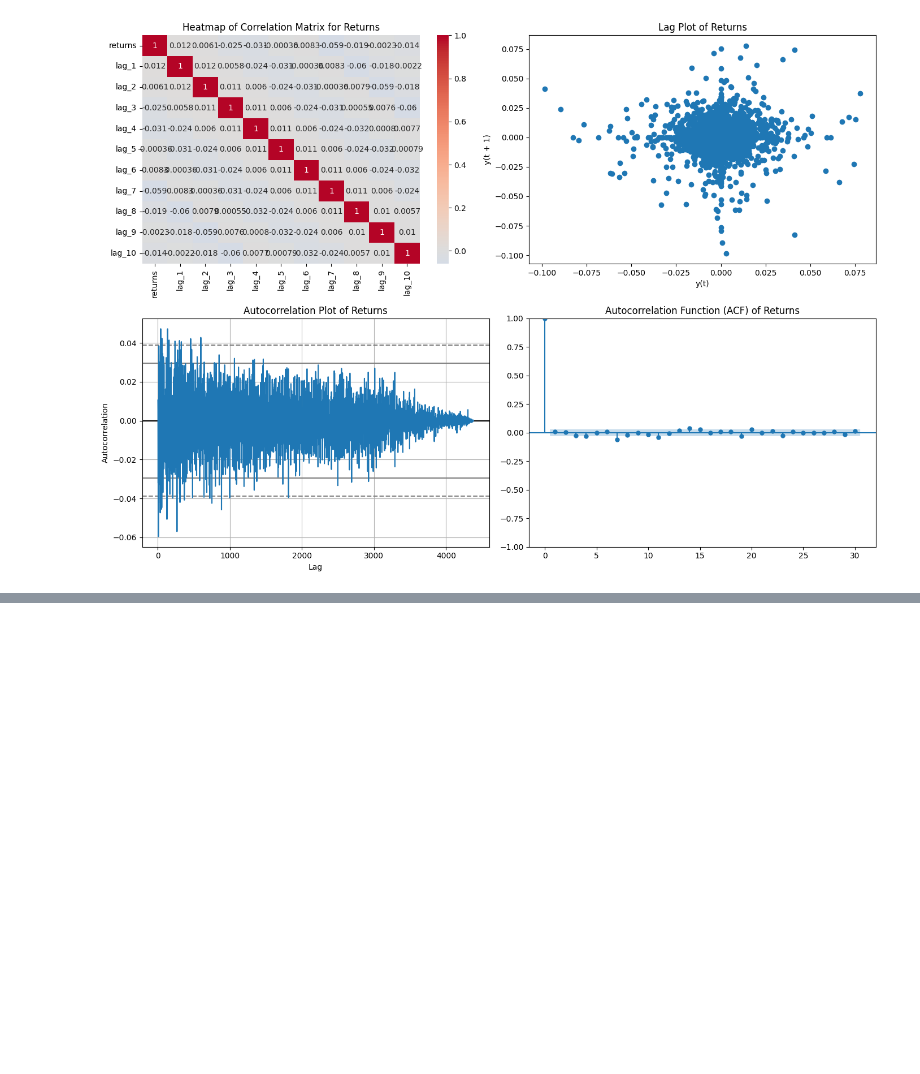
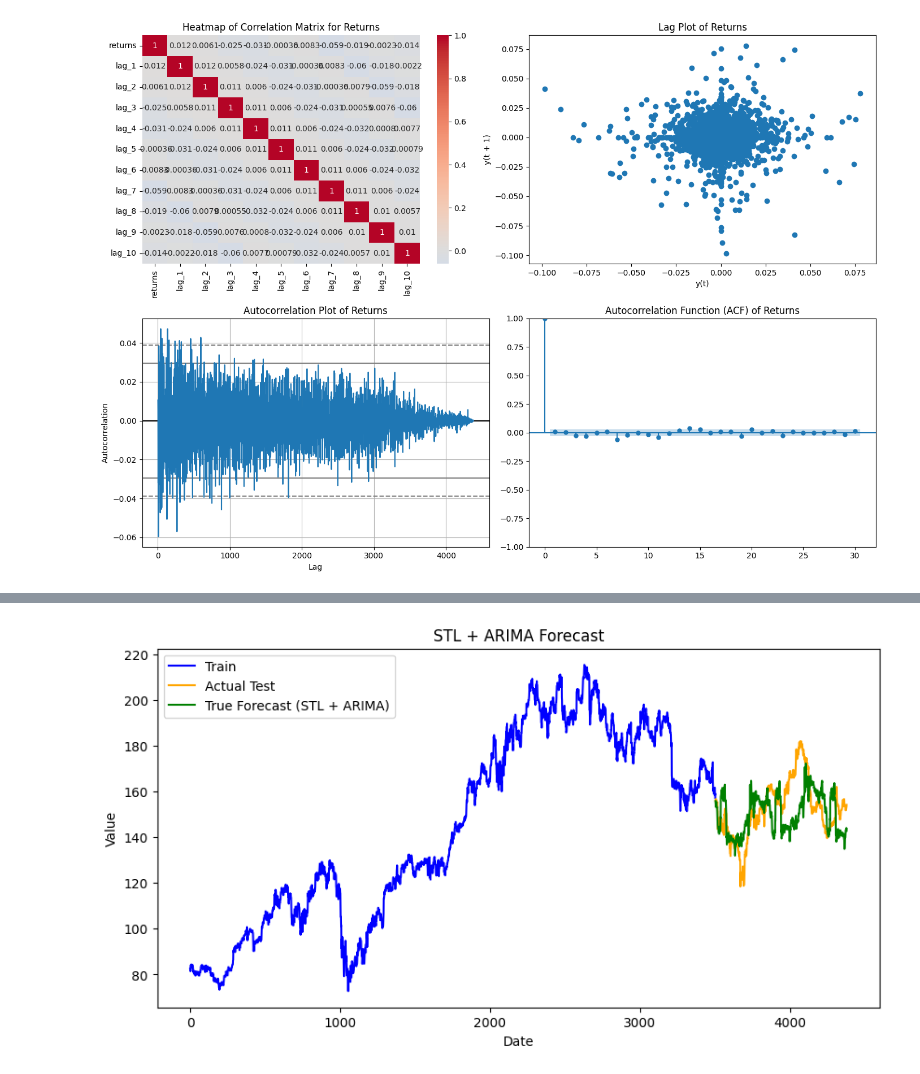
Before and after one commit to knuutti/stock-market-forecasting, a Jupyter notebook: project.ipynb, the cells around one changed output, grey strips where cells are left out. Cells and saved outputs as stored; diff of their text form; code cells hidden in the pictures; blank space fills up the shorter version.

```diff
--- a/project.ipynb
+++ b/project.ipynb
@@ -184,0 +280,85 @@ plt.show()
+# %%
+# Split data into training and testing sets
+train_size = int(len(series) * 0.8)
+train, test = series[:train_size], series[train_size:]
+
+# Original series splits
+train_series, test_series = series[:train_size], series[train_size:]
+
+period = 365
+stl_train = STL(train_series, period=period, seasonal=13, robust=True)
+res_train = stl_train.fit()
+n_periods = len(test_series)
+
+# ARIMA on Residuals
+auto_model_resid = pm.auto_arima(res_train.resid,
+                                 start_p=1, start_q=1,
+                                 test='adf',
+                                 max_p=5, max_q=5,
+                                 m=7, seasonal=True,
+                                 d=None, D=0,
+                                 trace=False,
+                                 error_action='ignore',
+                                 suppress_warnings=True,
+                                 stepwise=True)
+
+best_order_resid = auto_model_resid.order
+print(f"Best Order for Residuals: {best_order_resid}")
+
+model_resid = ARIMA(res_train.resid, order=best_order_resid)
+model_resid_fit = model_resid.fit()
+
+resid_forecast = pd.Series(model_resid_fit.forecast(steps=n_periods),
+                             index=test_series.index)
+
+# ARIMA on Trend
+auto_model_trend = pm.auto_arima(res_train.trend,
+                                 start_p=1, start_q=1,
+                                 d=1,
+                                 max_p=3, max_q=3,
+                                 seasonal=False, # No seasonality in the trend
+                                 trace=False,
+                                 error_action='ignore',
+                                 suppress_warnings=True,
+                                 stepwise=True)
+
+best_order_trend = auto_model_trend.order
+print(f"Best Order for Trend: {best_order_trend}")
+
+model_trend = ARIMA(res_train.trend, order=best_order_trend)
+model_trend_fit = model_trend.fit()
+
+trend_forecast = pd.Series(model_trend_fit.forecast(steps=n_periods),
+                             index=test_series.index)
+
+# Seasonal Forecasting by repeating the last observed seasonal cycle
+last_season = res_train.seasonal[-period:]
+num_reps = int(np.ceil(n_periods / period))
+seasonal_forecast_tiled = np.tile(last_season, num_reps)
+# Trim to the exact length of the test set
+seasonal_forecast = pd.Series(seasonal_forecast_tiled[:n_periods],
+                                index=test_series.index)
+
+# Combine forecasts
+total_forecast = trend_forecast + seasonal_forecast + resid_forecast
+
+# --- 6. Plot Results ---
+plt.figure(figsize=(10, 5))
+plt.plot(train_series, label='Train', color='blue')
+plt.plot(test_series, label='Actual Test', color='orange')
+plt.plot(total_forecast, label='True Forecast (STL + ARIMA)', color='green')
+plt.xlabel('Date')
+plt.ylabel('Value')
+plt.title('STL + ARIMA Forecast')
+plt.legend()
+plt.show()
+
+# Calculate the RMSE, MAE and R2 Score for the hybrid model
+rmse_hybrid = root_mean_squared_error(test_series, total_forecast)
+mae_hybrid = mean_absolute_error(test_series, total_forecast)
+r2_hybrid = r2_score(test_series, total_forecast)
+
+print(f"RMSE (Hybrid): {rmse_hybrid}")
+print(f"MAE (Hybrid): {mae_hybrid}")
+print(f"R2 Score (Hybrid): {r2_hybrid}")
+# %% [output]
@@ -184,0 +367 @@ plt.show()
+[figure, added]
```
Also changed, not shown: parts of 8 cells of this notebook.
